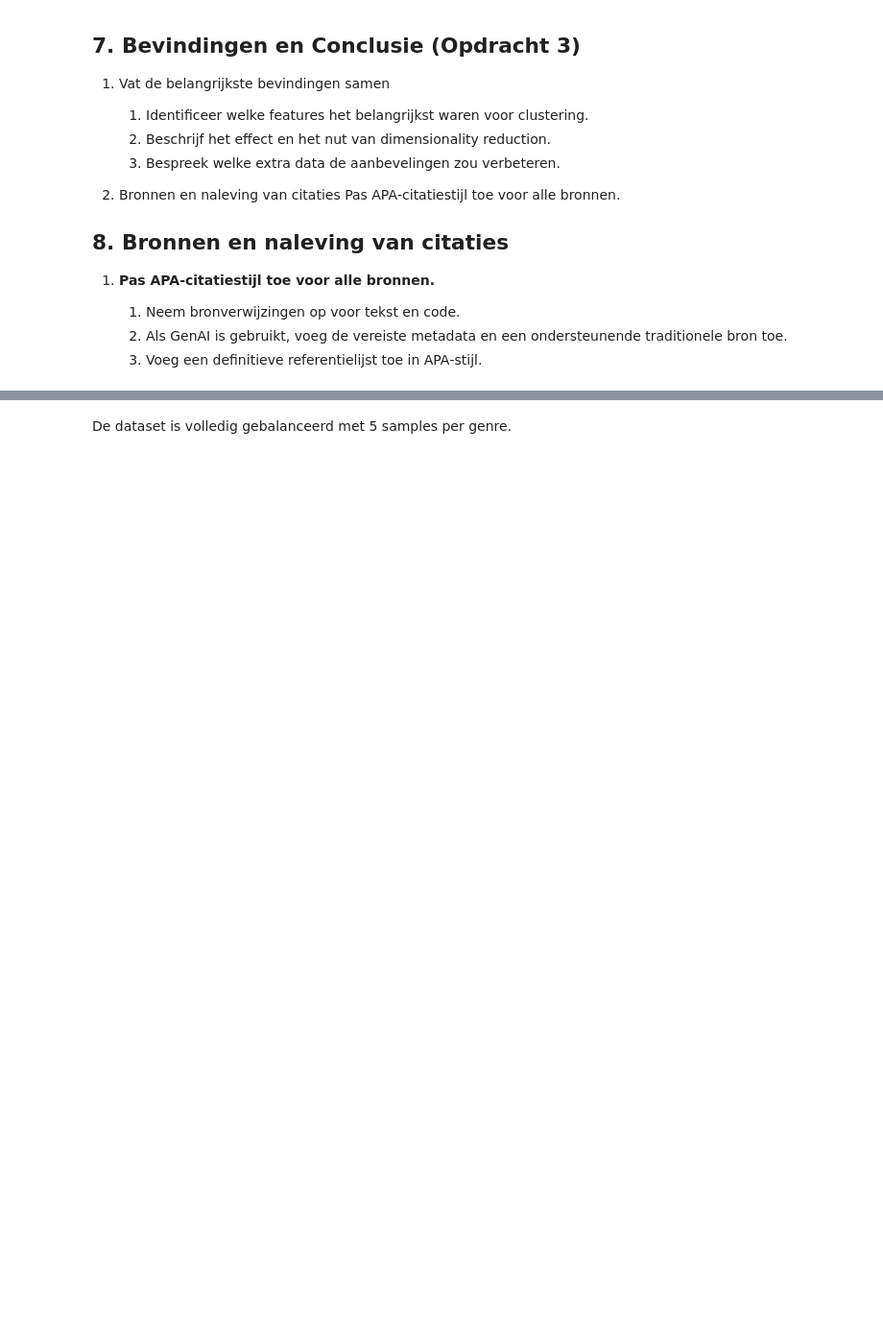
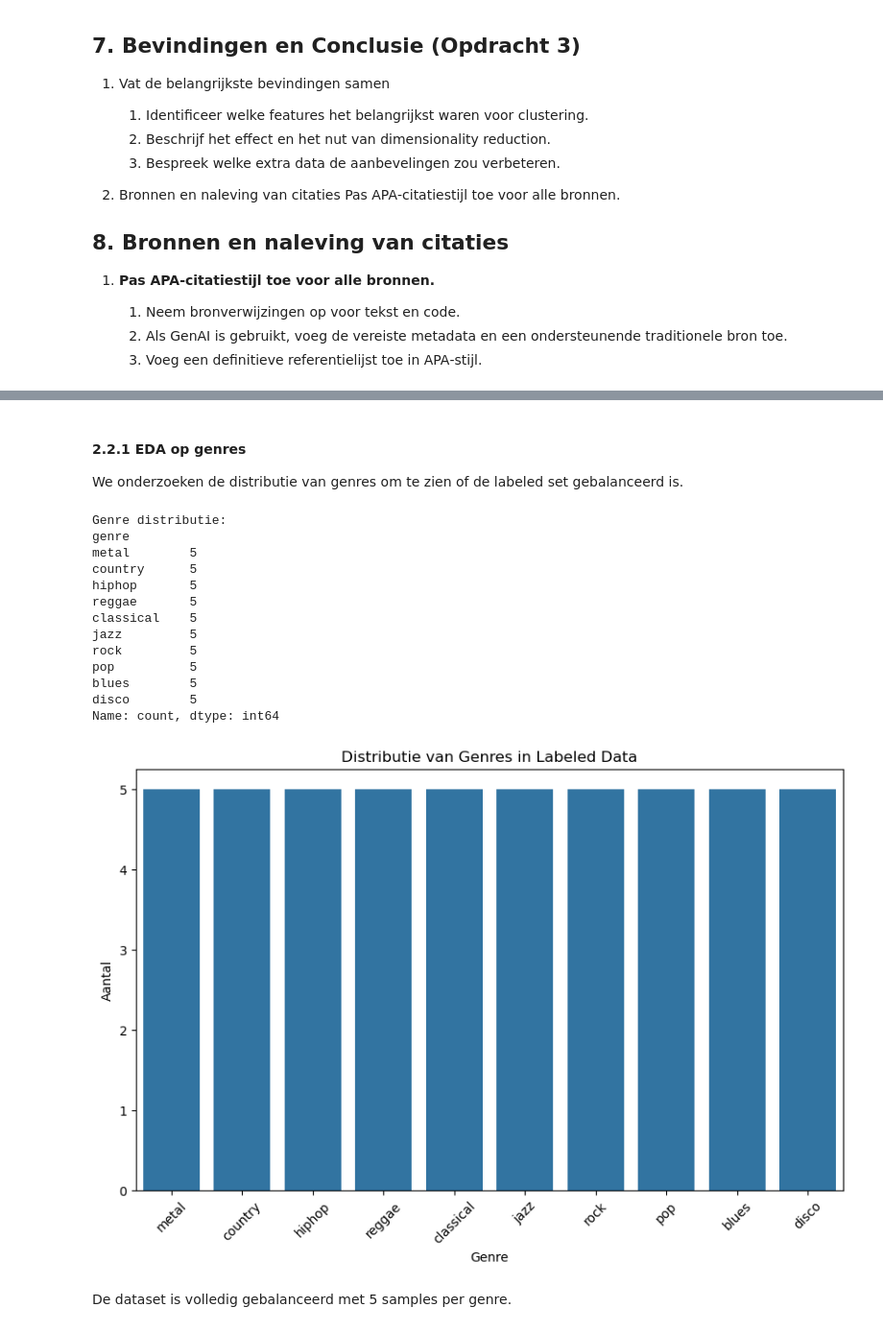
Before and after one commit to CaitlynAlyssa/MachineLearningGroep4, a Jupyter notebook: MLopdracht_3_groep4_meow.ipynb, the cells around one changed output, grey strips where cells are left out. Shown at 96% size. Drawn from its saved outputs; the diff is of its cells as text; code cells hidden in the pictures; blank space fills up the shorter version.

```diff
--- a/MLopdracht_3_groep4_meow.ipynb
+++ b/MLopdracht_3_groep4_meow.ipynb
@@ -208,2 +325,35 @@ plt.show()
+# %% [markdown]
+#### 2.2.1 EDA op genres
+
+We onderzoeken de distributie van genres om te zien of de labeled set gebalanceerd is.
+# %%
+# Genre distributie
+genre_counts = labels_df['genre'].value_counts()
+print("Genre distributie:")
+print(genre_counts)
+
+# Visualisatie
+plt.figure(figsize=(10, 6))
+sns.barplot(x=genre_counts.index, y=genre_counts.values)
+plt.title('Distributie van Genres in Labeled Data')
+plt.xlabel('Genre')
+plt.ylabel('Aantal')
+plt.xticks(rotation=45)
+plt.show()
+# %% [output]
+Genre distributie:
+genre
+metal        5
+country      5
+hiphop       5
+reggae       5
+classical    5
+jazz         5
+rock         5
+pop          5
+blues        5
+disco        5
+Name: count, dtype: int64
+[figure, added]
 # %% [markdown]
 De dataset is volledig gebalanceerd met 5 samples per genre.
```
Also changed, not shown: parts of 26 cells of this notebook.
